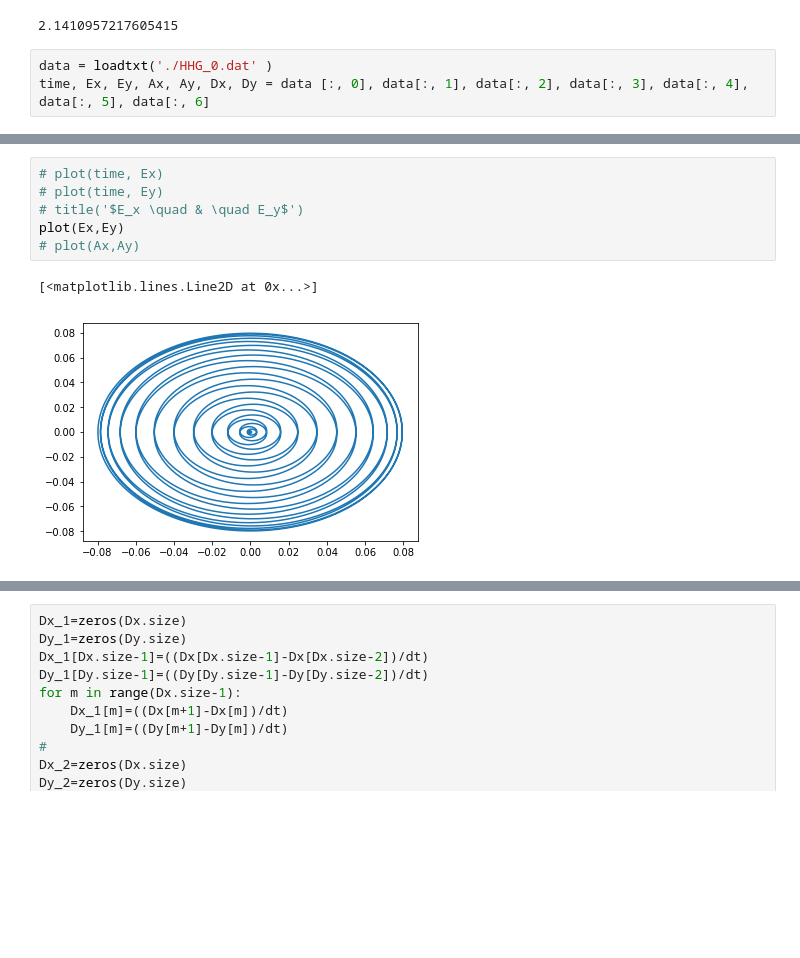
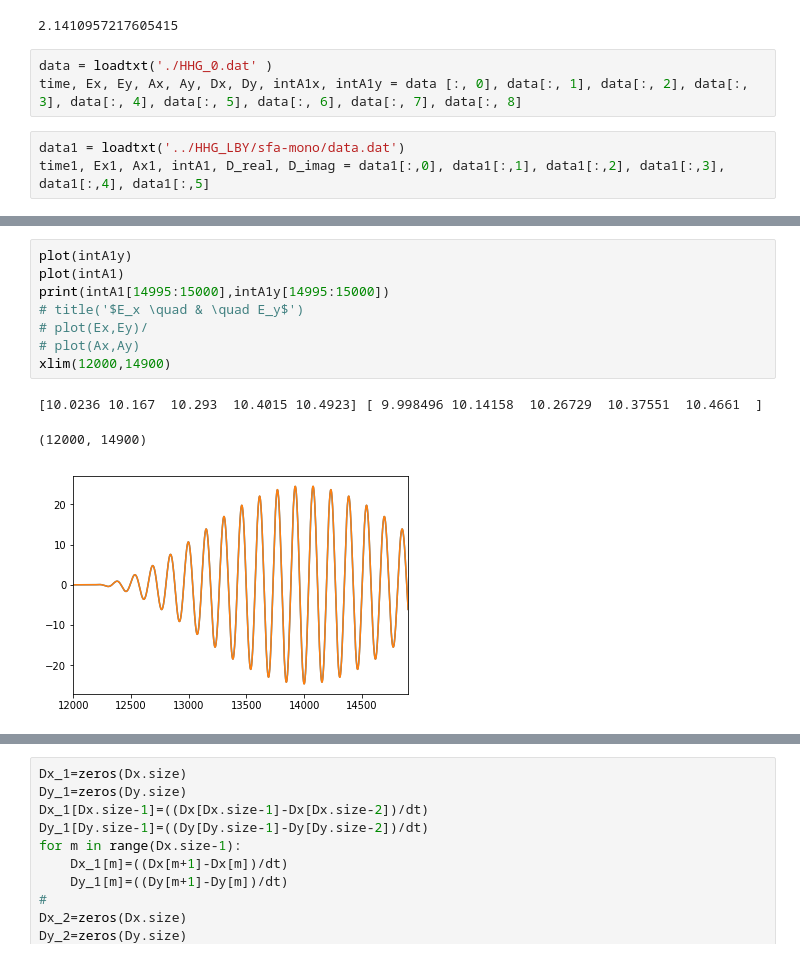
Before and after one commit to hetao2018/Models, a Jupyter notebook: SFA_cb/Plot-Copy1.ipynb, the cells around one changed output, grey strips where cells are left out. Saved outputs shown, nothing was run; the diff lists cells and outputs as text; blank space fills up the shorter version.

```diff
--- a/SFA_cb/Plot-Copy1.ipynb
+++ b/SFA_cb/Plot-Copy1.ipynb
@@ -15,4 +15,7 @@ Up0
 2.1410957217605415
 # %%
 data = loadtxt('./HHG_0.dat' )
-time, Ex, Ey, Ax, Ay, Dx, Dy = data [:, 0], data[:, 1], data[:, 2], data[:, 3], data[:, 4], data[:, 5], data[:, 6]
+time, Ex, Ey, Ax, Ay, Dx, Dy, intA1x, intA1y = data [:, 0], data[:, 1], data[:, 2], data[:, 3], data[:, 4], data[:, 5], data[:, 6], data[:, 7], data[:, 8]
+# %%
+data1 = loadtxt('../HHG_LBY/sfa-mono/data.dat')
+time1, Ex1, Ax1, intA1, D_real, D_imag = data1[:,0], data1[:,1], data1[:,2], data1[:,3], data1[:,4], data1[:,5]
@@ -19,10 +29,13 @@ time, Ex, Ey, Ax, Ay, Dx, Dy = data [:, 0], data[:, 1], data[:, 2], data[:, 3],
 # %%
-# plot(time, Ex)
-# plot(time, Ey)
+plot(intA1y)
+plot(intA1)
+print(intA1[14995:15000],intA1y[14995:15000])
 # title('$E_x \quad & \quad E_y$')
-plot(Ex,Ey)
+# plot(Ex,Ey)/
 # plot(Ax,Ay)
+xlim(12000,14900)
 # %% [output]
-[<matplotlib.lines.Line2D at 0x...>]
+[10.0236 10.167  10.293  10.4015 10.4923] [ 9.998496 10.14158  10.26729  10.37551  10.4661  ]
+(12000, 14900)
-[figure, old version]
+[figure, new version]
 # %%
```
Also changed, not shown: parts of 8 cells of this notebook, 10 other files.
